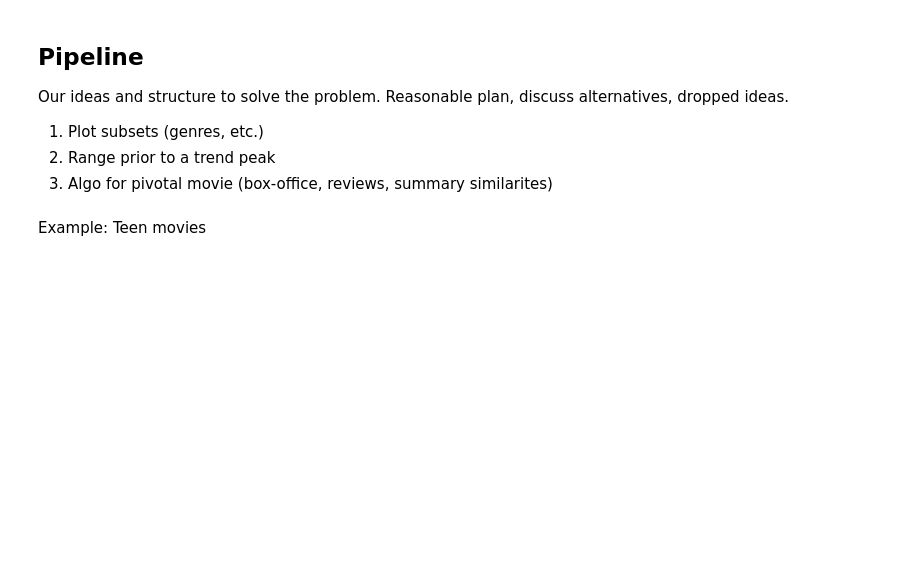
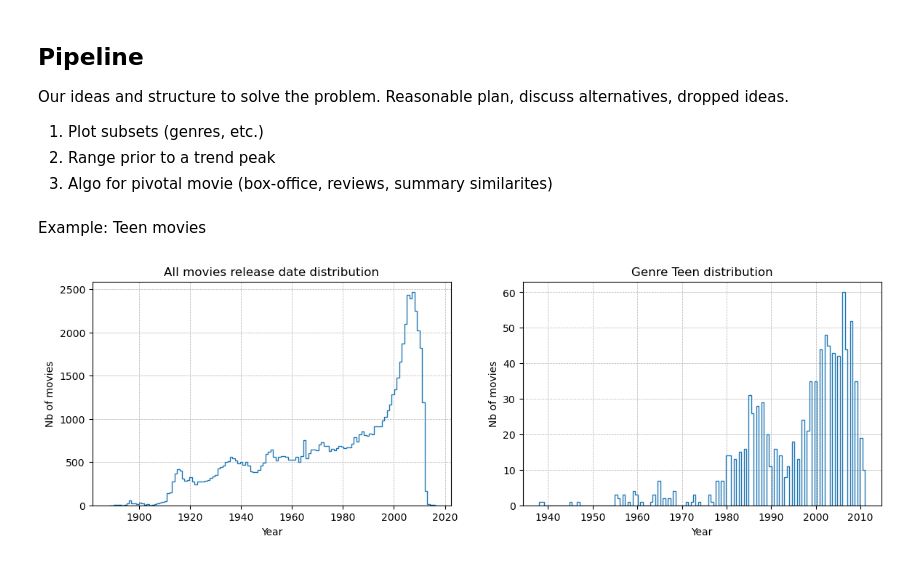
Before and after one commit to epfl-ada/ada-2023-project-thewestbobers, a Jupyter notebook: milestoneP2.ipynb, the cells around one changed output. Cells and saved outputs as stored; diff of their text form; code cells hidden in the pictures; blank space fills up the shorter version.

Commit message:
pipeline draft

```diff
--- a/milestoneP2.ipynb
+++ b/milestoneP2.ipynb
@@ -93,0 +87,37 @@ Example: Teen movies
+# %%
+# example of the pipeline for subset Teen movies
+# c'est moche et redondant, il faut clean le code
+
+m2 = df.copy()
+m2['genres'] = m2.dropna(subset=['genres'])['genres'].apply(lambda x: ast.literal_eval(x)).apply(lambda x: list(x.values()))
+
+search_g = 'Teen'
+m2_drama = m2[m2.genres.apply(lambda x: search_g in x)]
+m2_drama_year = m2_drama.dropna(subset=['date'])['date']
+# Process dates like: yyyy-mm and yyyy-mm-dd
+m2_drama_year = m2_drama_year.str.replace(r'-\d{2}-\d{2}$', '', regex=True)
+m2_drama_year = m2_drama_year.str.replace(r'-\d{2}$', '', regex=True)
+# Convert data type to int
+m2_drama_year = m2_drama_year.astype(int)
+# Drop outliers
+m2_drama_year = m2_drama_year.drop(m2_drama_year.index[m2_drama_year<1800])
+
+# Create subplots
+fig, axs = plt.subplots(1, 2, figsize=(14,4))
+axs = axs.ravel()
+
+from implementations import process_year
+movies_year = process_year(df)
+movies_year.hist(bins=movies_year.nunique(), histtype='step', ax=axs[0])
+axs[0].set_xlabel('Year')
+axs[0].set_ylabel('Nb of movies')
+axs[0].set_title('All movies release date distribution')
+axs[0].grid(linestyle='--', linewidth=0.5)
+
+m2_drama_year.hist(bins=movies_year.nunique(), histtype='step', ax=axs[1])
+axs[1].set_xlabel('Year')
+axs[1].set_ylabel('Nb of movies')
+axs[1].set_title('Genre {} distribution'.format(search_g))
+axs[1].grid(linestyle='--', linewidth=0.5)
+# %% [output]
+[figure, added]
```
Also changed, not shown: parts of 5 cells of this notebook.
